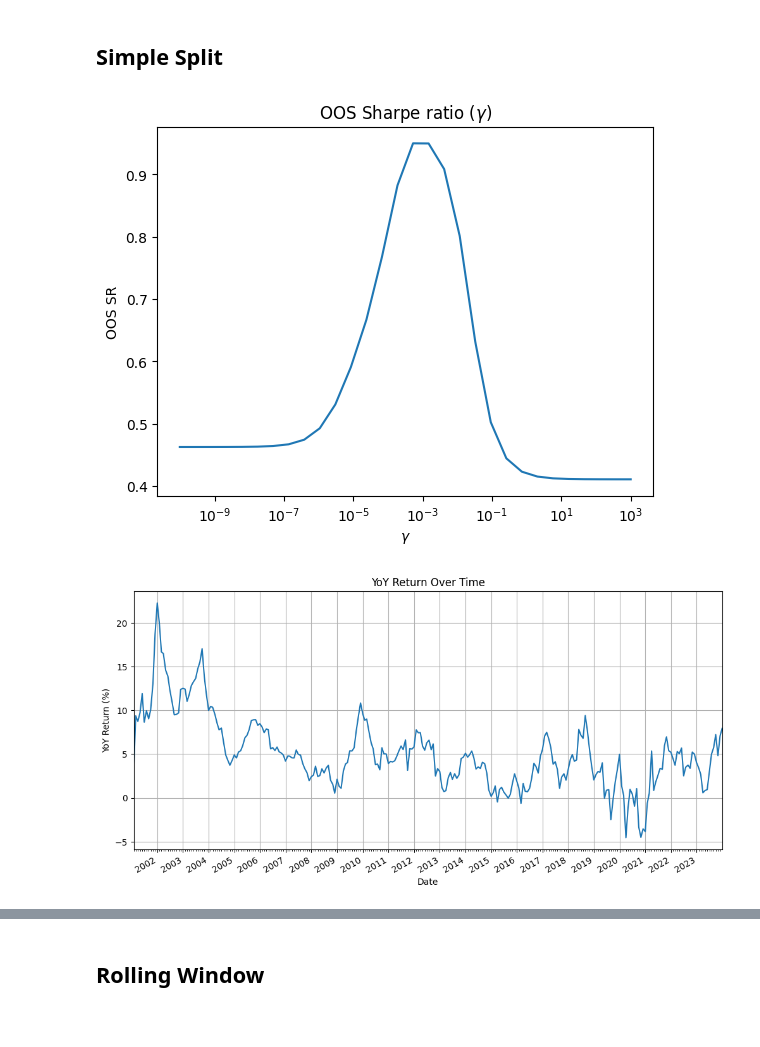
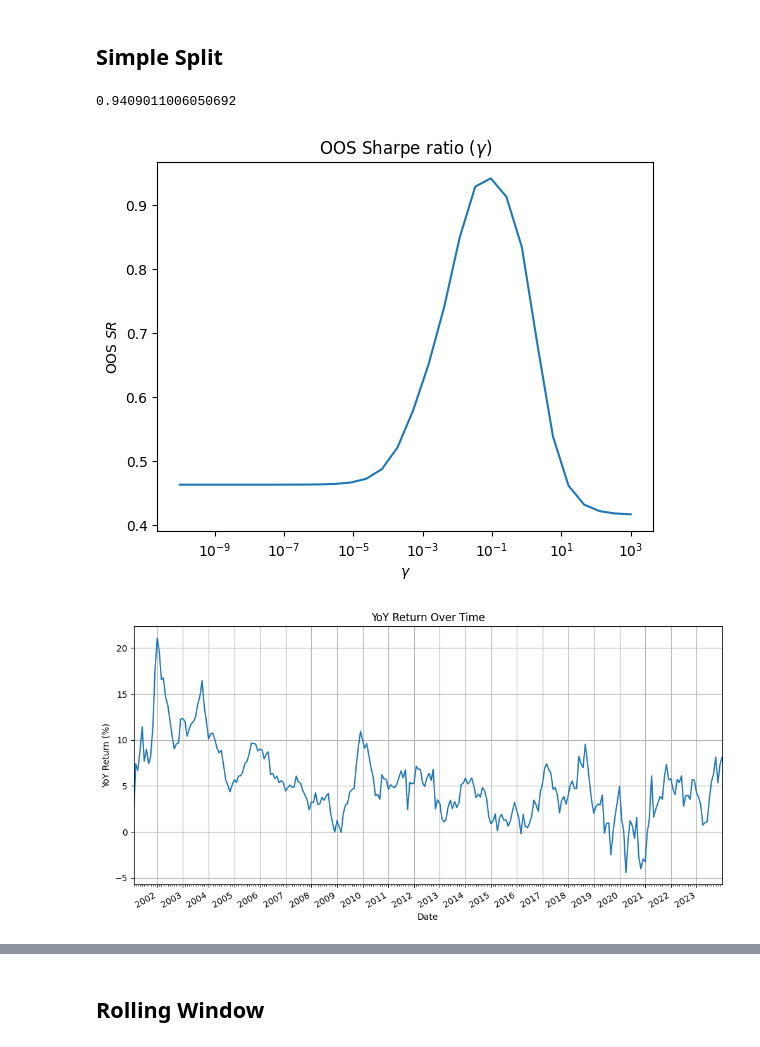
Before and after one commit to matiasdata/RandomFeatures, a Jupyter notebook: random_features.ipynb, the cells around one changed output, grey strips where cells are left out. Saved outputs shown, nothing was run; the diff lists cells and outputs as text; code cells hidden in the pictures.

```diff
--- a/random_features.ipynb
+++ b/random_features.ipynb
@@ -65,7 +66,7 @@ dates_list = results['date'].drop_duplicates().sort_values().tolist()
 # %% [markdown]
 ## Functions
 # %%
-def random_weights(d,L,weight_type = "unif_B^d", seed = 0):
+def random_weights(d,L,weight_type = "unif_B^d", seed = 0, nu = None):
     """
     Generate a matrix of random weights according to a specified distribution.
 
@@ -82,6 +83,7 @@ def random_weights(d,L,weight_type = "unif_B^d", seed = 0):
         - "gaussian": Standard normal distribution.
         - "unif_S^d-1": Uniformly distributed on the (d-1)-dimensional sphere S^(d-1).
         - "unif_B^d": Uniformly distributed inside the unit ball B^d_1.
+        - "t-student": standard d-dimensional t-student distribution with nu degrees of freedom.
 
     seed : int, optional, default=0
         The seed for the random number generator, ensuring reproducibility.
@@ -123,6 +125,10 @@ def random_weights(d,L,weight_type = "unif_B^d", seed = 0):
         Rad = U ** (1/d)
         W = Rad * W
         return W
+    elif (weight_type == "t-student") and (nu != None):
+        chi_squared = np.random.chisquare(nu, size=L)
+        t_samples = W * np.sqrt(nu/chi_squared)
+        return t_samples
     else:
         raise ValueError("Invalid weight type.")
 # %%
@@ -321,13 +782,9 @@ def plot_cumulative_return(return_series):
 # %%
 # Computing Random Weights
 
-d = len(cols_ratios+cols_lags) # number of basic characteristics.
-T = len(dates_list)            # Length of our dataset.
-L = 128 * d                    # Number of random weights (thus factors).
-
-weight_type = "unif_B^d"                    # weight type
+weight_type = "gaussian"                    # weight type "gaussian", "unif_B^d" or "unif_S^d-1", "t-student"
 seed = 0                                    # set seed here, only random part of the algorithm are the weights.
-W = random_weights(d,L, weight_type,seed)   # compute random weights
+W = random_weights(d,L, weight_type,seed,4)   # compute random weights
 # %%
 # Compute Factors
 
@@ -338,6 +795,9 @@ F = np.zeros((L,T)) # F is the matrix of factors.
 for (t,date) in enumerate(dates_list):
     _, _, F_t = compute_X_R_F(date,W,activation,normalize, winsorize)
     F[:,t] = F_t
+# %%
+# Path for figures export
+path_figures = "./Figures/ReLU gaussian/"
 # %% [markdown]
 ## Market returns
 # %%
@@ -398,4 +835,10 @@ SR_OOS_split = np.mean(R_P_OOS_split,axis = 1)/np.std(R_P_OOS_split,axis = 1) *
+# %%
+b_hat_split, R_P_OOS_split, SR_OOS_split, R_P_split_max = simple_split_SDF(F,W,dates_list, IS_size,L,activation,normalize,gammas)
+# %%
+np.max(SR_OOS_split)
+# %% [output]
+0.9409011006050692
 # %%
-plot_SR(gammas,SR_OOS_split)
+plot_SR(gammas,SR_OOS_split,path_figures + "oos_sr_simple_split_128.png")
 # %% [output]
-[figure, old version]
+[figure, new version]
@@ -417,7 +848,7 @@ index_split_oos = pd.to_datetime(dates_list[IS_size + 1:]+ ["2023-12-29"])
 R_P_split_max_tot = pd.Series(R_P_split_max, index = index_split_oos) + risk_free[index_split_oos]
 # notice that there is a one month shift as recall that Z_R has (Z_t,R_t+1)
 # %%
-split_yoy_ret = plot_yoy_return_over_time(R_P_split_max_tot)
+split_yoy_ret = plot_yoy_return_over_time(R_P_split_max_tot,path_figures + "simple_split_128_yoy_ret.png")
 # %% [output]
-[figure, old version]
+[figure, new version]
 # %%
```
Also changed, not shown: parts of 39 cells of this notebook.
